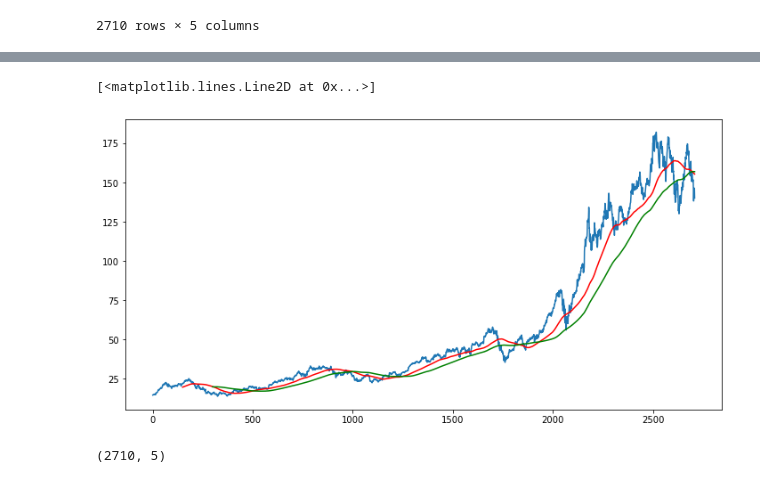
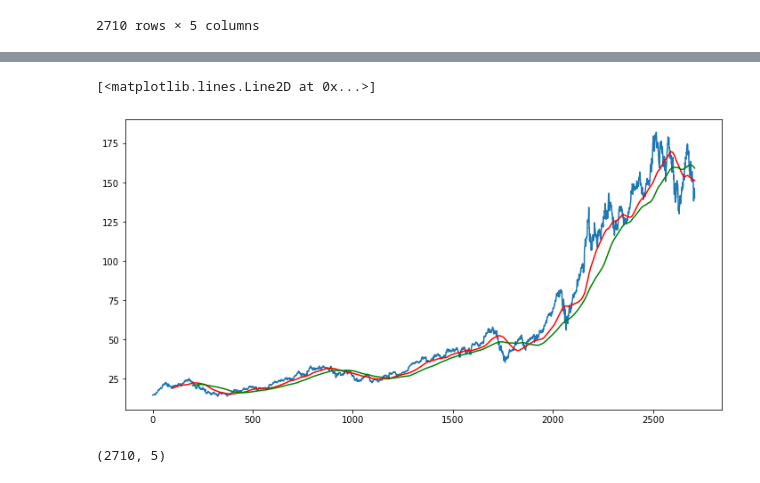
Before and after one commit to ishn123/Stock-price-prediction, a Jupyter notebook: LSTM MODEL.ipynb, the cells around one changed output, grey strips where cells are left out. Drawn from its saved outputs; the diff is of its cells as text; code cells hidden in the pictures.

```diff
--- a/LSTM MODEL.ipynb
+++ b/LSTM MODEL.ipynb
@@ -67,6 +67,6 @@ df
 | 2709 | 142.539993 | 143.100006 | 139.449997 | 140.089996 | 85925600 |
 2710 rows × 5 columns
 # %%
-ma150 = df.Close.rolling(150).mean()
-ma150
+ma100 = df.Close.rolling(100).mean()
+ma100
 # %% [output]
@@ -92,4 +92,4 @@ plt.plot(ma150,'red')
 # %%
-ma300 = df.Close.rolling(300).mean()
-ma300
+ma200 = df.Close.rolling(200).mean()
+ma200
 # %% [output]
@@ -108,11 +108,11 @@ Name: Close, Length: 2710, dtype: float64
 # %%
 plt.figure(figsize = (12,6))
 plt.plot(df.Close)
-plt.plot(ma150,'red')
-plt.plot(ma300, 'green')
+plt.plot(ma100,'red')
+plt.plot(ma200, 'green')
 # %% [output]
 [<matplotlib.lines.Line2D at 0x...>]
-[figure, old version]
+[figure, new version]
 # %%
 df.shape
 # %% [output]
```
Also changed, not shown: parts of 21 cells of this notebook, 2 other files.
